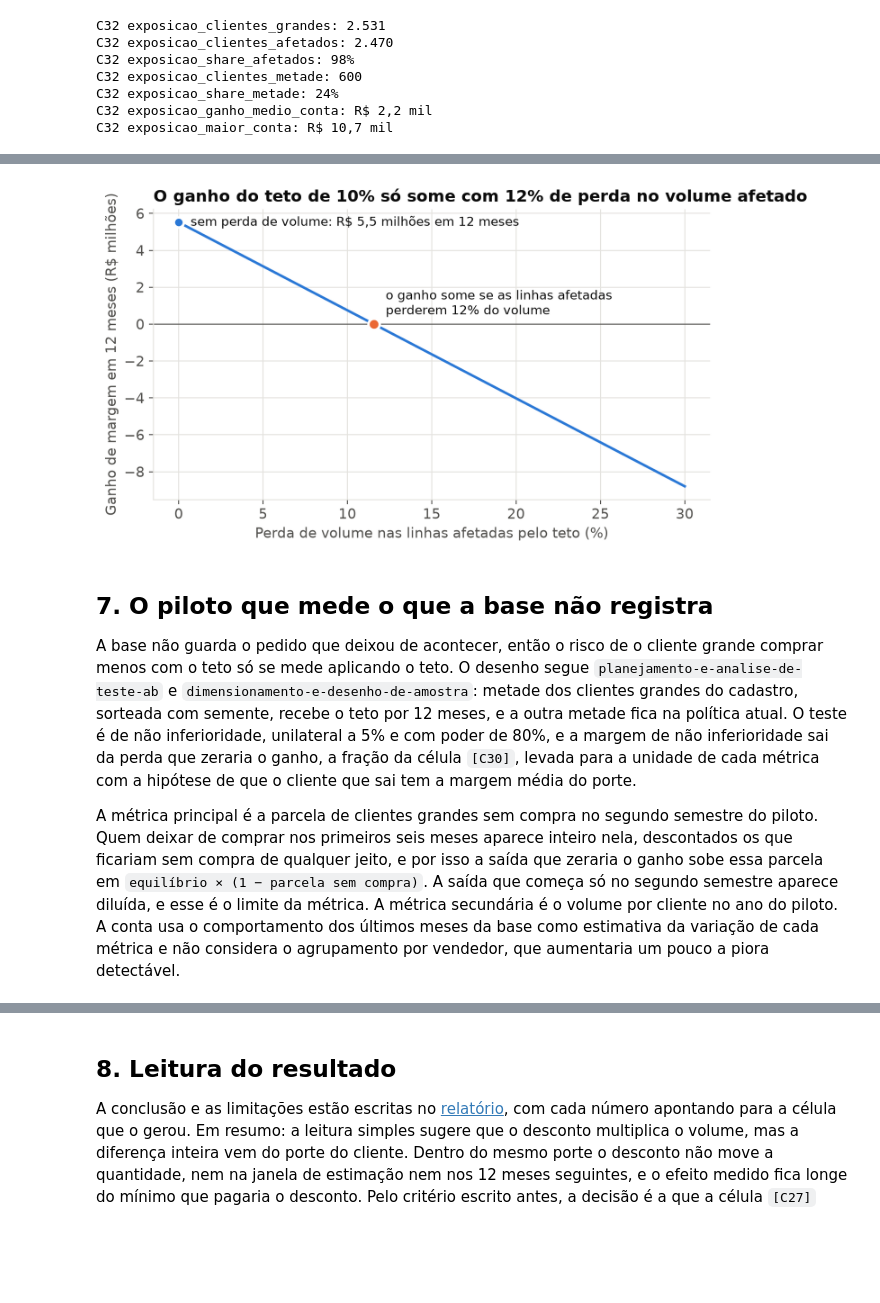
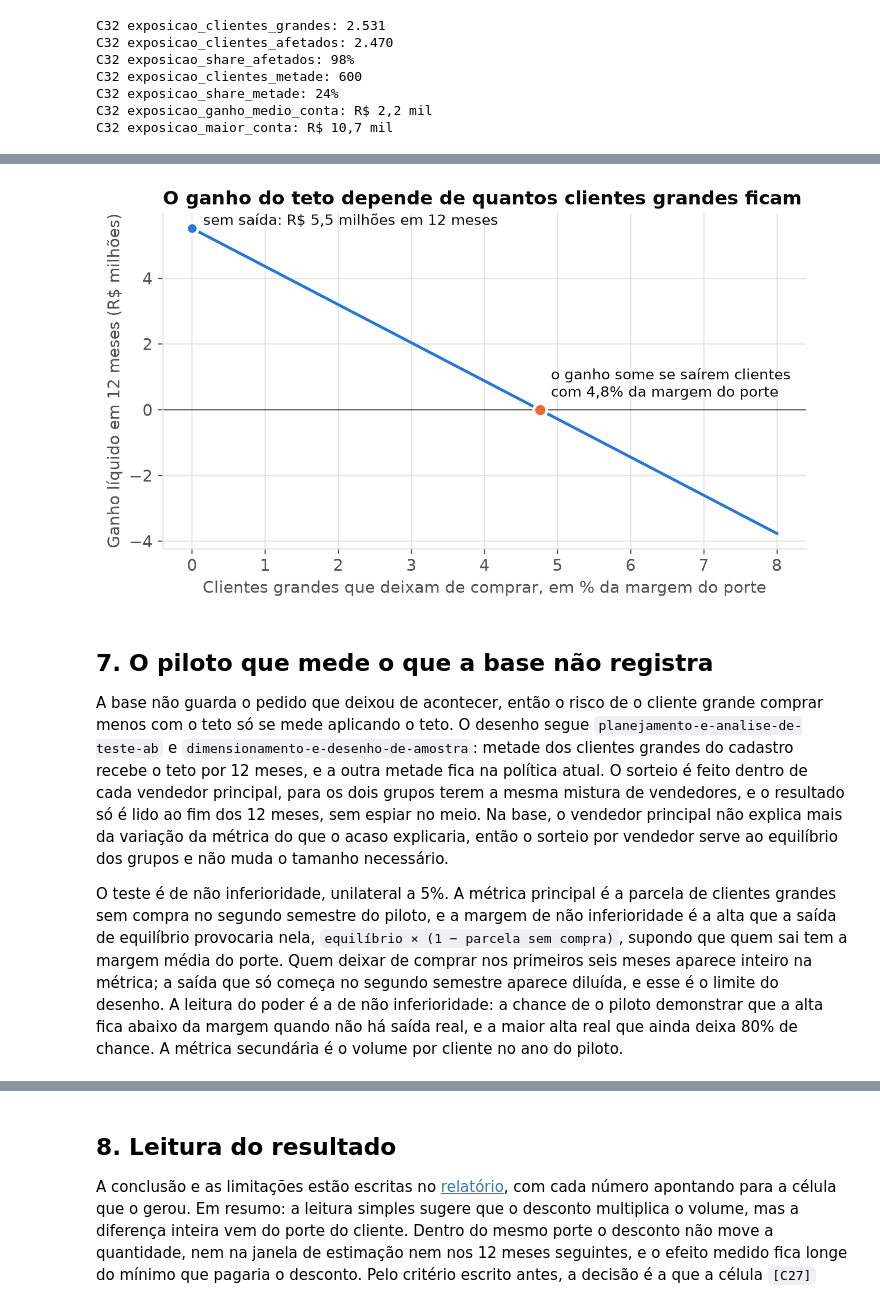
Before and after one commit to Bellmonte/servicos-power-bi, a Jupyter notebook: analise-e-relatorio/analise.ipynb, the cells around one changed output, grey strips where cells are left out. Cells and saved outputs as stored; diff of their text form; code cells hidden in the pictures; blank space fills up the shorter version.

```diff
--- a/analise-e-relatorio/analise.ipynb
+++ b/analise-e-relatorio/analise.ipynb
@@ -902,42 +930,44 @@ C33 sens_14_ganho: R$ 1,4 milhão
 C33 sens_14_linhas: 22%
 C33 sens_14_perda_eq: 7%
 # %%
-# [C34] Gráfico 4: quanto volume precisaria sumir para o ganho do teto desaparecer
-perdas = np.linspace(0, 0.30, 61)
-ganhos = (nova.sum() * (1 - perdas) - atual.sum()) / 1e6
+# [C34] Gráfico 4: o ganho do teto conforme a saída de clientes grandes
+saidas = np.linspace(0, 0.08, 81)
+liquidos = (ganho_ponto * (1 - saidas) - saidas * margem_grande_12m) / 1e6
 fig, ax = plt.subplots(figsize=(8, 4.2))
-ax.plot(perdas * 100, ganhos, color="#2a78d6", linewidth=2)
+ax.plot(saidas * 100, liquidos, color="#2a78d6", linewidth=2)
 ax.axhline(0, color=COR_TEXTO_2, linewidth=0.8)
-ax.plot(perda_equilibrio * 100, 0, "o", color="#eb6834", markersize=9, markeredgecolor="white",
+ax.plot(0, liquidos[0], "o", color="#2a78d6", markersize=8, markeredgecolor="white", markeredgewidth=2)
+ax.text(0.15, liquidos[0], f"sem saída: {brl_mi(ganho_ponto)} em 12 meses", color=COR_TEXTO,
+        fontsize=10, va="bottom")
+ax.plot(saida_equilibrio * 100, 0, "o", color="#eb6834", markersize=9, markeredgecolor="white",
         markeredgewidth=2)
-ax.text(perda_equilibrio * 100 + 0.7, 0.3,
-        f"o ganho some se as linhas afetadas\nperderem {pct(perda_equilibrio, 0)} do volume",
+ax.text(saida_equilibrio * 100 + 0.15, 0.25,
+        f"o ganho some se saírem clientes\ncom {pct(saida_equilibrio, 1)} da margem do porte",
         color=COR_TEXTO, fontsize=10, va="bottom")
-ax.plot(0, ganhos[0], "o", color="#2a78d6", markersize=8, markeredgecolor="white", markeredgewidth=2)
-ax.text(0.7, ganhos[0], f"sem perda de volume: {brl_mi(ganho_ponto)} em 12 meses",
-        color=COR_TEXTO, fontsize=10, va="center")
-ax.set_xlabel("Perda de volume nas linhas afetadas pelo teto (%)")
-ax.set_ylabel("Ganho de margem em 12 meses (R$ milhões)")
-ax.set_title(f"O ganho do teto de 10% só some com {pct(perda_equilibrio, 0)} de perda no volume afetado", loc="left",
-             color=COR_TEXTO)
+ax.xaxis.set_major_formatter(matplotlib.ticker.FuncFormatter(lambda v, _: num(v, 0)))
+ax.set_xlabel("Clientes grandes que deixam de comprar, em % da margem do porte")
+ax.set_ylabel("Ganho líquido em 12 meses (R$ milhões)")
+ax.set_title("O ganho do teto depende de quantos clientes grandes ficam", loc="left", color=COR_TEXTO)
 salvar(fig, "04-ganho-do-teto.png")
 # %% [output]
-[figure, old version]
+[figure, new version]
 # %% [markdown]
 ## 7. O piloto que mede o que a base não registra
 
 A base não guarda o pedido que deixou de acontecer, então o risco de o cliente grande comprar menos
 com o teto só se mede aplicando o teto. O desenho segue `planejamento-e-analise-de-teste-ab` e
-`dimensionamento-e-desenho-de-amostra`: metade dos clientes grandes do cadastro, sorteada com
-semente, recebe o teto por 12 meses, e a outra metade fica na política atual. O teste é de não
-inferioridade, unilateral a 5% e com poder de 80%, e a margem de não inferioridade sai da perda que
-zeraria o ganho, a fração da célula `[C30]`, levada para a unidade de cada métrica com a
-hipótese de que o cliente que sai tem a margem média do porte.
+`dimensionamento-e-desenho-de-amostra`: metade dos clientes grandes do cadastro recebe o teto por 12
+meses, e a outra metade fica na política atual. O sorteio é feito dentro de cada vendedor
+principal, para os dois grupos terem a mesma mistura de vendedores, e o resultado só é lido ao fim
+dos 12 meses, sem espiar no meio. Na base, o vendedor principal não explica mais da variação da
+métrica do que o acaso explicaria, então o sorteio por vendedor serve ao equilíbrio dos grupos e não
+muda o tamanho necessário.
 
-A métrica principal é a parcela de clientes grandes sem compra no segundo semestre do piloto.
-Quem deixar de comprar nos primeiros seis meses aparece inteiro nela, descontados os que ficariam
-sem compra de qualquer jeito, e por isso a saída que zeraria o ganho sobe essa parcela em
-`equilíbrio × (1 − parcela sem compra)`. A saída que começa só no segundo semestre aparece diluída,
-e esse é o limite da métrica. A métrica secundária é o volume por cliente no ano do piloto. A conta
-usa o comportamento dos últimos meses da base como estimativa da variação de cada métrica e não
-considera o agrupamento por vendedor, que aumentaria um pouco a piora detectável.
+O teste é de não inferioridade, unilateral a 5%. A métrica principal é a parcela de clientes
+grandes sem compra no segundo semestre do piloto, e a margem de não inferioridade é a alta que a
+saída de equilíbrio provocaria nela, `equilíbrio × (1 − parcela sem compra)`, supondo que quem sai
+tem a margem média do porte. Quem deixar de comprar nos primeiros seis meses aparece inteiro na
+métrica; a saída que só começa no segundo semestre aparece diluída, e esse é o limite do desenho. A
+leitura do poder é a de não inferioridade: a chance de o piloto demonstrar que a alta fica abaixo
+da margem quando não há saída real, e a maior alta real que ainda deixa 80% de chance. A métrica
+secundária é o volume por cliente no ano do piloto.
```
Also changed, not shown: parts of 16 cells of this notebook, 14 other files.
